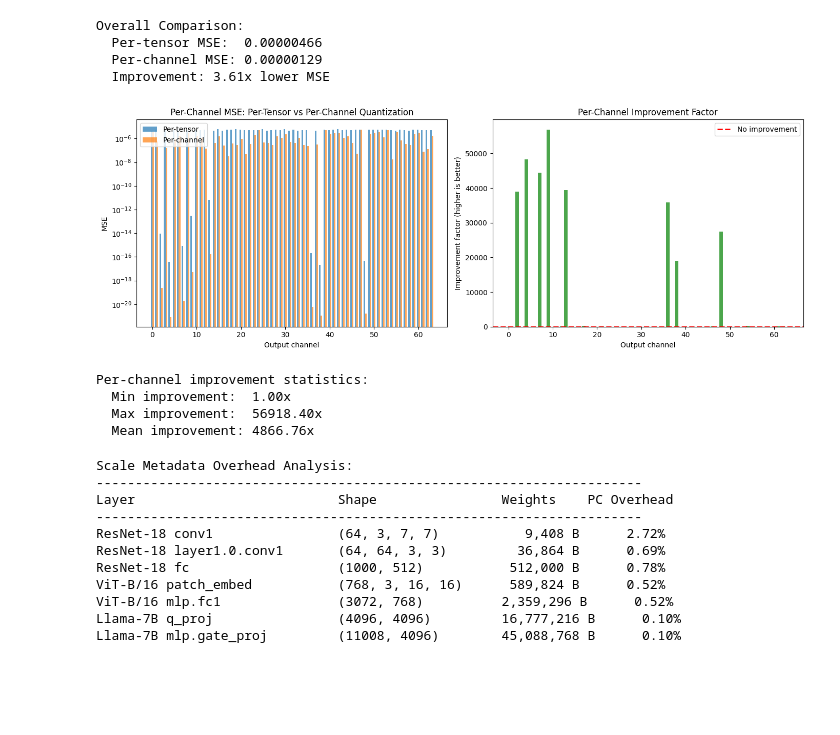
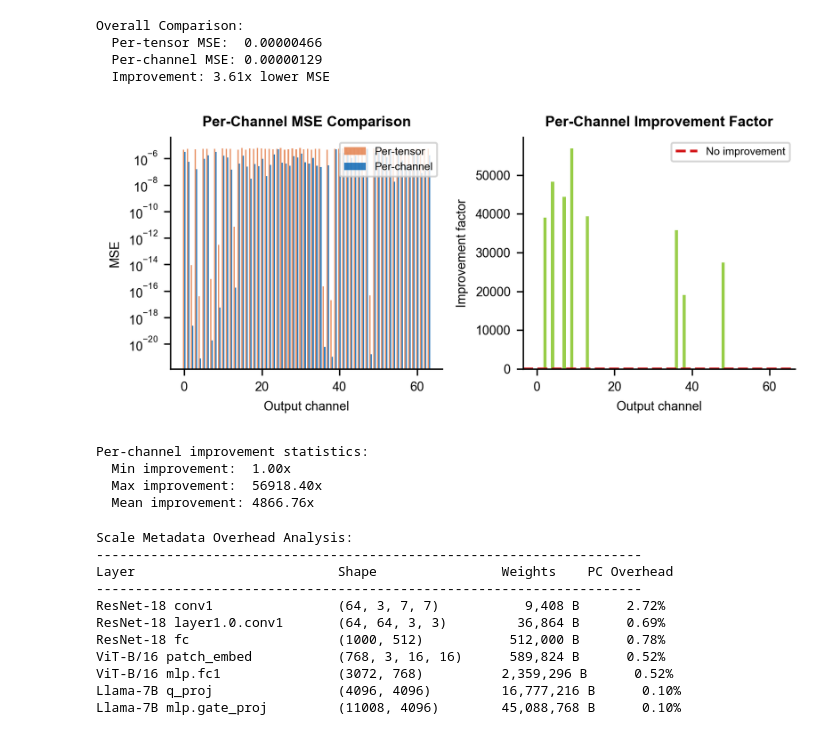
Before and after one commit to vivekkalyanarangan30/Efficient-AI-in-Practice-Quantization-and-Fast-Inference, a Jupyter notebook: ch3/3.2 resnet18_quant.ipynb, the cells around one changed output. Saved outputs shown, nothing was run; the diff lists cells and outputs as text; code cells hidden in the pictures; blank space fills up the shorter version.

```diff
--- a/ch3/3.2 resnet18_quant.ipynb
+++ b/ch3/3.2 resnet18_quant.ipynb
@@ -307,49 +307,93 @@ Overall Comparison:
   Per-channel MSE: 0.00000129
   Improvement: 3.61x lower MSE
 # %%
+"""
+Manning-compliant figure: Per-Tensor vs Per-Channel Quantization MSE
+Chapter 3: Granularity Choices
+"""
+
+import matplotlib.pyplot as plt
+import numpy as np
+
+# =============================================================================
+# MANNING STYLE SETUP
+# =============================================================================
+
+MANNING_PALETTE = {
+    'blue_l3': '#0060B1',
+    'orange_l3': '#E37B45',
+    'green_l3': '#80C21D',
+    'red_l3': '#D31518',
+}
+
+plt.rcParams.update({
+    'font.family': 'sans-serif',
+    'font.sans-serif': ['Arial', 'DejaVu Sans'],
+    'font.size': 7,
+    'axes.titlesize': 8,
+    'axes.labelsize': 7,
+    'xtick.labelsize': 7,
+    'ytick.labelsize': 7,
+    'legend.fontsize': 6,
+    'figure.dpi': 300,
+    'savefig.dpi': 300,
+})
+
+# =============================================================================
+# FIGURE CODE (replace original)
+# =============================================================================
+
 # Compute MSE per channel
 error_pt_2d = error_pt.view(weight.shape[0], -1)
 error_pc_2d = error_pc.view(weight.shape[0], -1)
 
 mse_pt_per_channel = (error_pt_2d ** 2).mean(dim=1)
 mse_pc_per_channel = (error_pc_2d ** 2).mean(dim=1)
 
-# Visualize
-fig, axes = plt.subplots(1, 2, figsize=(14, 5))
+fig, axes = plt.subplots(1, 2, figsize=(5.5, 2.5))
 
 # Left: Per-channel MSE comparison
 x = range(len(mse_pt_per_channel))
 width = 0.35
-axes[0].bar([i - width/2 for i in x], mse_pt_per_channel.numpy(),
-            width, label='Per-tensor', alpha=0.7)
-axes[0].bar([i + width/2 for i in x], mse_pc_per_channel.numpy(),
-            width, label='Per-channel', alpha=0.7)
+axes[0].bar([i - width/2 for i in x], mse_pt_per_channel.numpy(), width,
+            label='Per-tensor', color=MANNING_PALETTE['orange_l3'], alpha=0.8)
+axes[0].bar([i + width/2 for i in x], mse_pc_per_channel.numpy(), width,
+            label='Per-channel', color=MANNING_PALETTE['blue_l3'], alpha=0.8)
 axes[0].set_xlabel('Output channel')
 axes[0].set_ylabel('MSE')
-axes[0].set_title('Per-Channel MSE: Per-Tensor vs Per-Channel Quantization')
-axes[0].legend()
+axes[0].set_title('Per-Channel MSE Comparison', fontweight='bold')
+axes[0].legend(loc='upper right')
 axes[0].set_yscale('log')
+axes[0].spines['top'].set_visible(False)
+axes[0].spines['right'].set_visible(False)
 
 # Right: Improvement factor per channel
 improvement = mse_pt_per_channel / mse_pc_per_channel
-axes[1].bar(x, improvement.numpy(), color='green', alpha=0.7)
-axes[1].axhline(1.0, color='red', linestyle='--', linewidth=2, label='No improvement')
+axes[1].bar(x, improvement.numpy(), color=MANNING_PALETTE['green_l3'], alpha=0.8)
+axes[1].axhline(1.0, color=MANNING_PALETTE['red_l3'], linestyle='--',
+                linewidth=1.5, label='No improvement')
 axes[1].set_xlabel('Output channel')
-axes[1].set_ylabel('Improvement factor (higher is better)')
-axes[1].set_title('Per-Channel Improvement Factor')
-axes[1].legend()
+axes[1].set_ylabel('Improvement factor')
+axes[1].set_title('Per-Channel Improvement Factor', fontweight='bold')
+axes[1].legend(loc='upper right')
+axes[1].spines['top'].set_visible(False)
+axes[1].spines['right'].set_visible(False)
 
 plt.tight_layout()
-plt.savefig('per_tensor_vs_per_channel.png', dpi=150)
+
+# Save in Manning formats
+fig.savefig('CH03_F02_PerTensorVsPerChannel.svg', format='svg')
+fig.savefig('CH03_F02_PerTensorVsPerChannel.png', format='png', dpi=300)
+fig.savefig('CH03_F02_PerTensorVsPerChannel.pdf', format='pdf')
 plt.show()
 
 # Statistics on improvement
 print(f"\nPer-channel improvement statistics:")
 print(f"  Min improvement:  {improvement.min():.2f}x")
 print(f"  Max improvement:  {improvement.max():.2f}x")
 print(f"  Mean improvement: {improvement.mean():.2f}x")
 # %% [output]
-[figure, old version]
+[figure, new version]
 Per-channel improvement statistics:
   Min improvement:  1.00x
   Max improvement:  56918.40x
```
Also changed, not shown: parts of 2 cells of this notebook, 21 other files.
